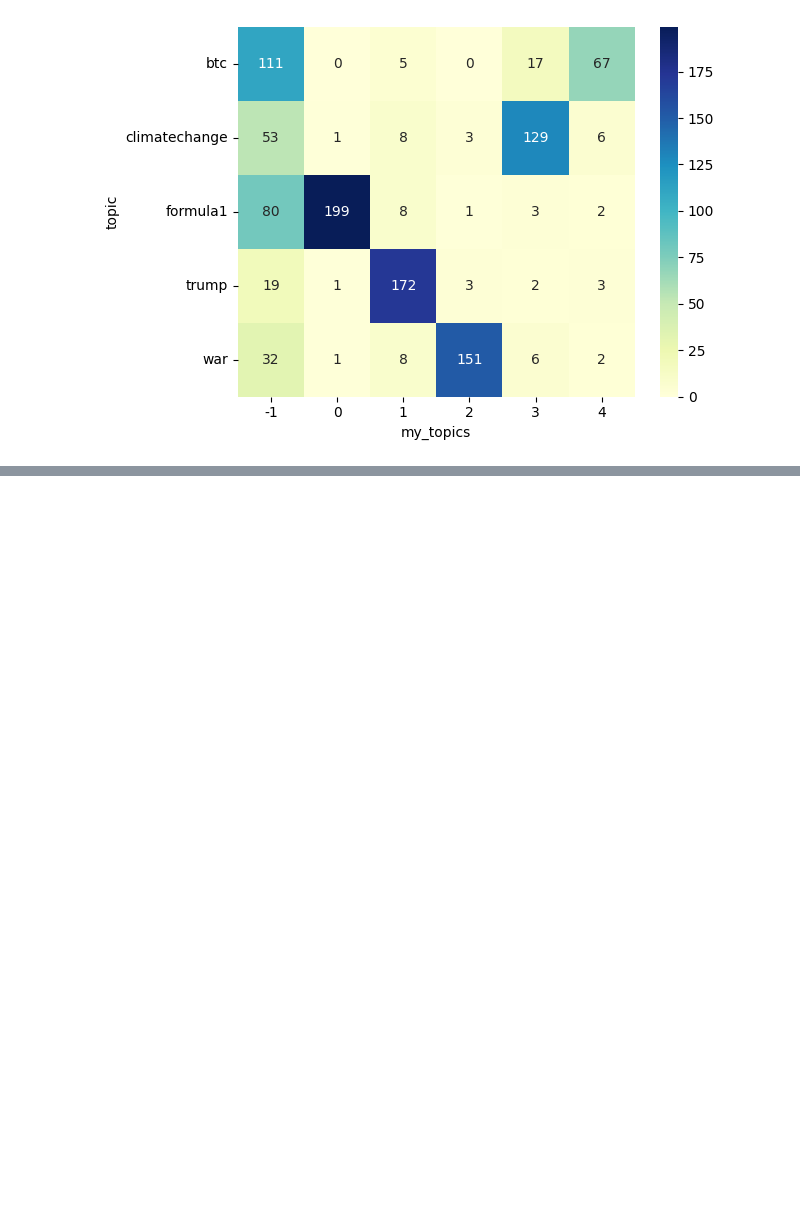
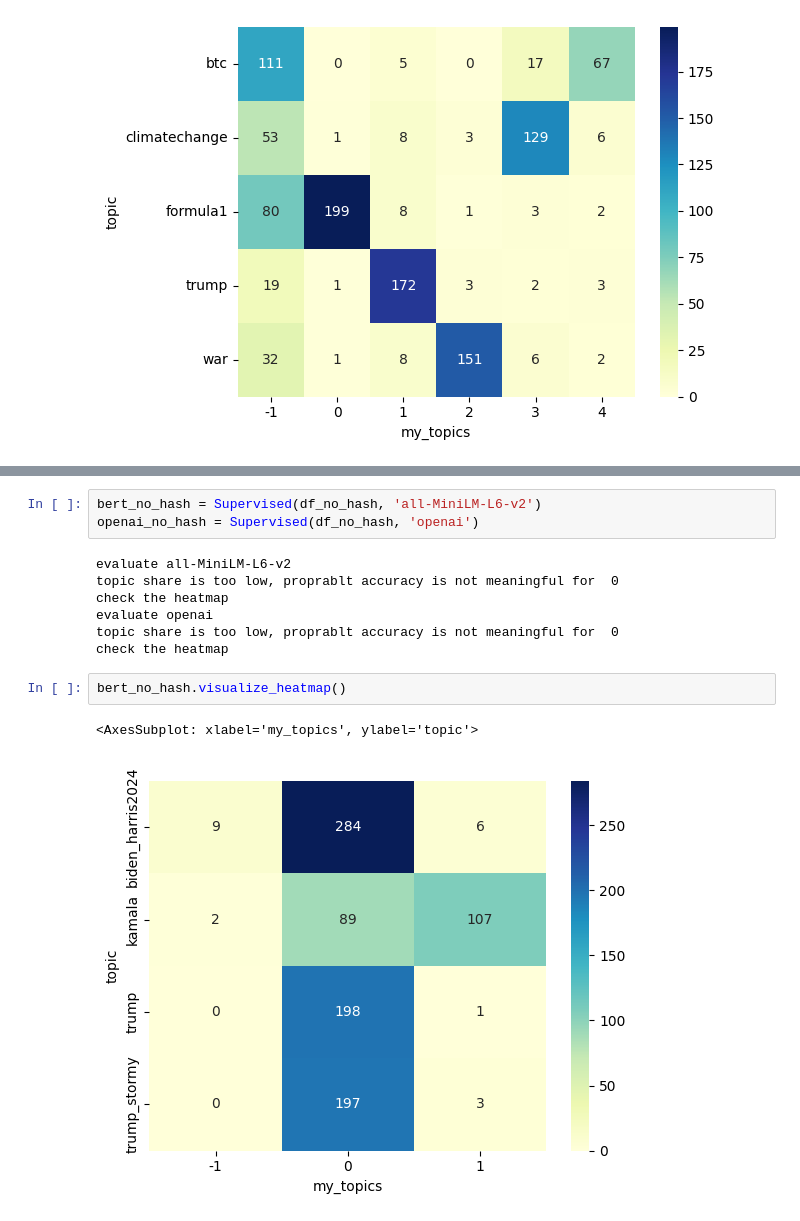
Before and after one commit to alessiogandelli/BERTopic_evaluation, a Jupyter notebook: src/notebooks/Supervised.ipynb, the cells around one changed output, grey strips where cells are left out. Cells and saved outputs as stored; diff of their text form; blank space fills up the shorter version.

```diff
--- a/src/notebooks/Supervised.ipynb
+++ b/src/notebooks/Supervised.ipynb
@@ -306,0 +358,15 @@ bert_no_hash.visualize_heatmap()
+# %%
+bert_no_hash = Supervised(df_no_hash, 'all-MiniLM-L6-v2')
+openai_no_hash = Supervised(df_no_hash, 'openai')
+# %% [output]
+evaluate all-MiniLM-L6-v2
+topic share is too low, proprablt accuracy is not meaningful for  0
+check the heatmap
+evaluate openai
+topic share is too low, proprablt accuracy is not meaningful for  0
+check the heatmap
+# %%
+bert_no_hash.visualize_heatmap()
+# %% [output]
+<AxesSubplot: xlabel='my_topics', ylabel='topic'>
+[figure, added]
```
Also changed, not shown: parts of 18 cells of this notebook, 1 other file.
